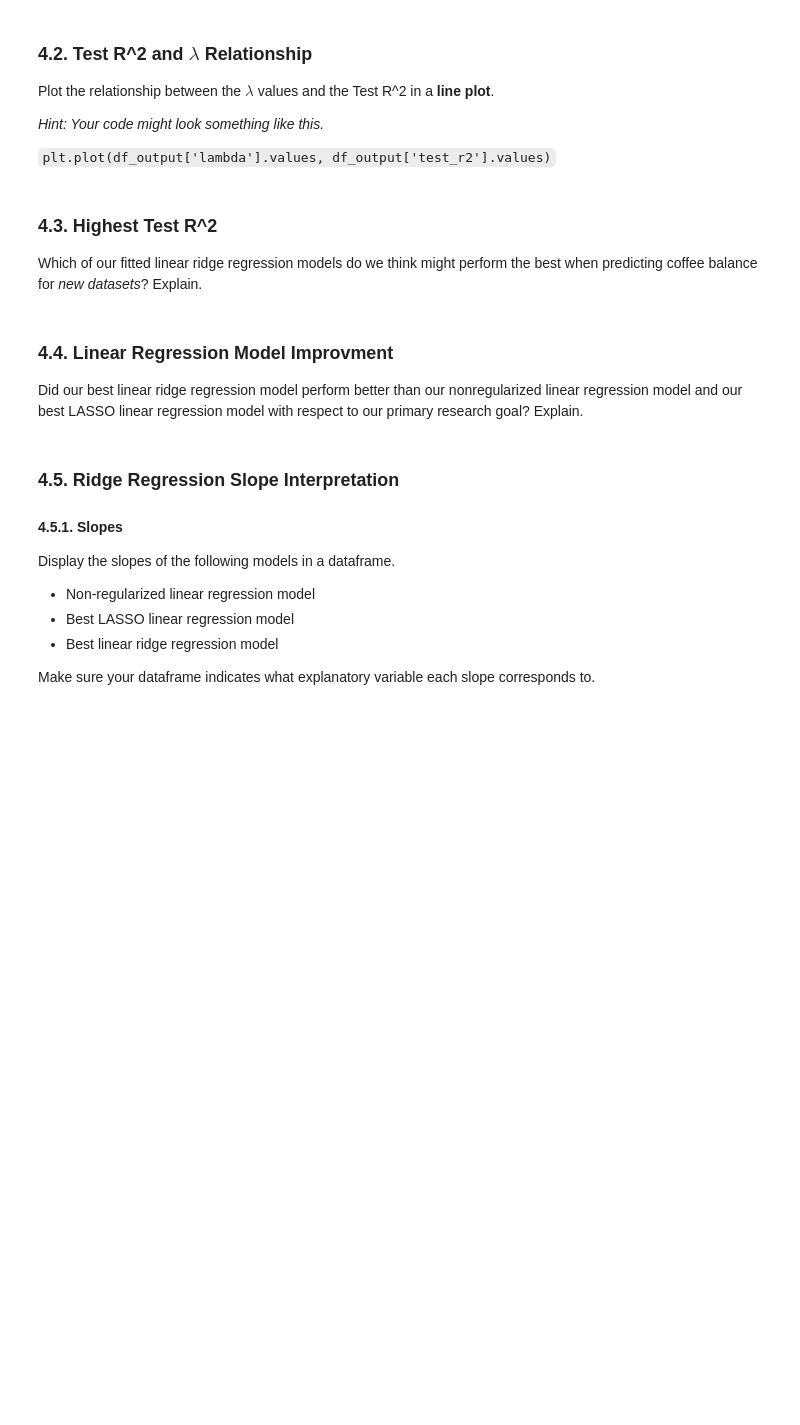
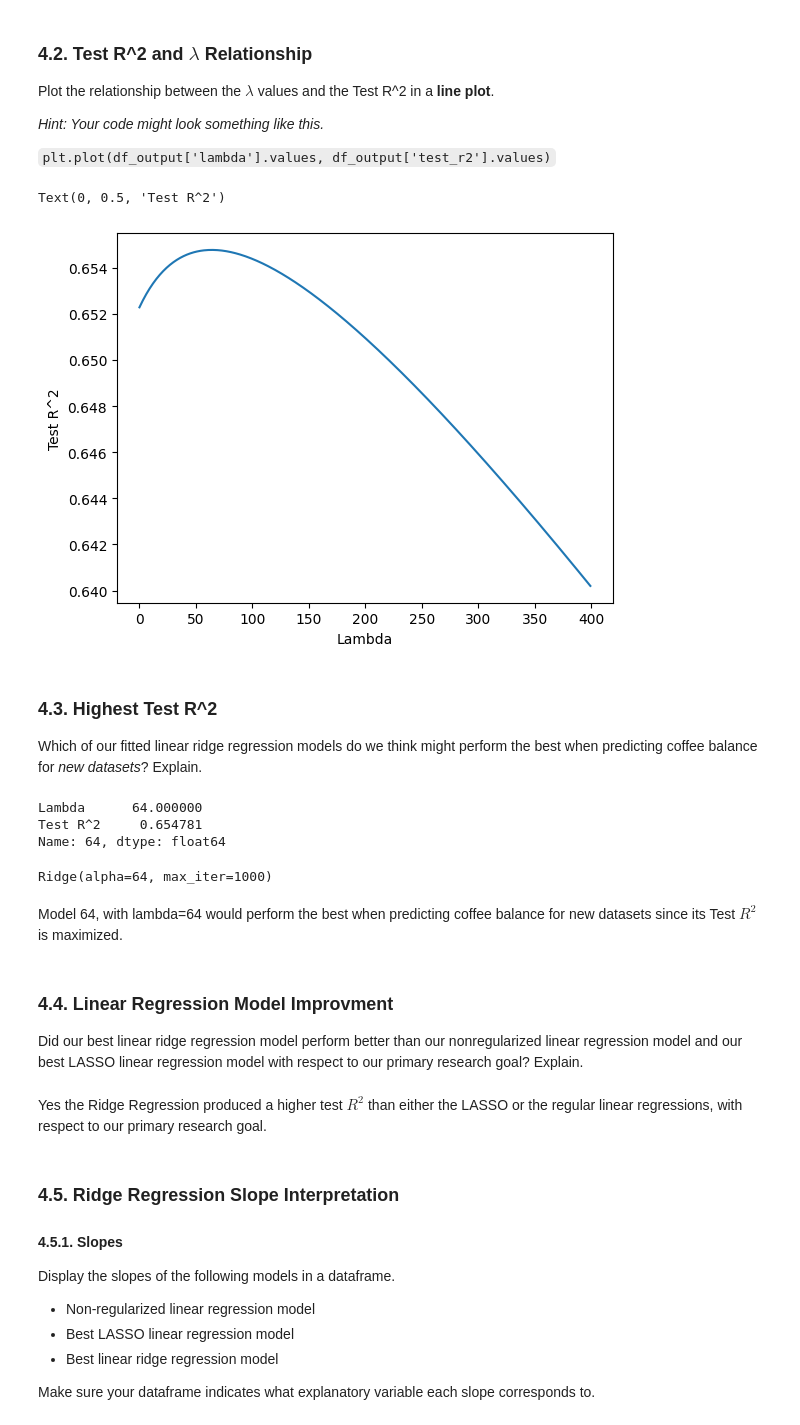
Before and after one commit to ryguy2k4/stat207, a Jupyter notebook: lab_08/lab_08_individual.ipynb, the cells around one changed output. Saved outputs shown, nothing was run; the diff lists cells and outputs as text; code cells hidden in the pictures; blank space fills up the shorter version.

```diff
--- a/lab_08/lab_08_individual.ipynb
+++ b/lab_08/lab_08_individual.ipynb
@@ -317,3 +442,8 @@ Did our best LASSO linear regression model perform better than our nonregularize
 
 #### 3.5.1. Slopes
 Display the slopes of your best LASSO linear regression model. Make sure your code output is able to indicate which slope corrresponds to which explanatory variable in the model.
+# %%
+model_lasso_0 = Lasso(0, max_iter=1000)
+model_lasso_0.fit(df_train_features, df_train_target)
+df_slopes = pd.DataFrame({'slope': model_lasso_0.coef_.T}, index=df_train_features.columns)
+df_slopes
@@ -347,0 +496,9 @@ Your final result of this problem should include a *dataframe* that has two colu
+# %%
+data = []
+for i in np.arange(0,400,1):
+    temp_model = Ridge(i, max_iter=1000)
+    temp_model.fit(df_train_features, df_train_target)
+    score = temp_model.score(df_test_features, df_test_target)
+    data.append([i, score])
+results2 = pd.DataFrame(data, columns=['Lambda', "Test R^2"])
+results2
@@ -353,14 +524,36 @@ Plot the relationship between the $\lambda$ values and the Test R^2 in a **line
 *Hint: Your code might look something like this.*
 
 `plt.plot(df_output['lambda'].values, df_output['test_r2'].values)`
+# %%
+plt.plot(results2["Lambda"].values, results2["Test R^2"].values)
+plt.xlabel("Lambda")
+plt.ylabel("Test R^2")
+# %% [output]
+Text(0, 0.5, 'Test R^2')
+[figure, added]
 # %% [markdown]
 ### 4.3. Highest Test R^2
 
 Which of our fitted linear ridge regression models do we think might perform the best when predicting coffee balance for *new datasets*? Explain.
+# %%
+results2.iloc[results2["Test R^2"].idxmax()]
+# %% [output]
+Lambda      64.000000
+Test R^2     0.654781
+Name: 64, dtype: float64
+# %%
+model_ridge = Ridge(alpha=64,max_iter=1000)
+model_ridge.fit(df_train_features, df_train_target)
+# %% [output]
+Ridge(alpha=64, max_iter=1000)
+# %% [markdown]
+Model 64, with lambda=64 would perform the best when predicting coffee balance for new datasets since its Test $R^2$ is maximized.
 # %% [markdown]
 ### 4.4. Linear Regression Model Improvment
 
 Did our best linear ridge regression model perform better than our nonregularized linear regression model and our best LASSO linear regression model with respect to our primary research goal? Explain.
+# %% [markdown]
+Yes the Ridge Regression produced a higher test $R^2$ than either the LASSO or the regular linear regressions, with respect to our primary research goal.
 # %% [markdown]
 ### 4.5. Ridge Regression Slope Interpretation
 
```
Also changed, not shown: parts of 31 cells of this notebook, 1 other file.
